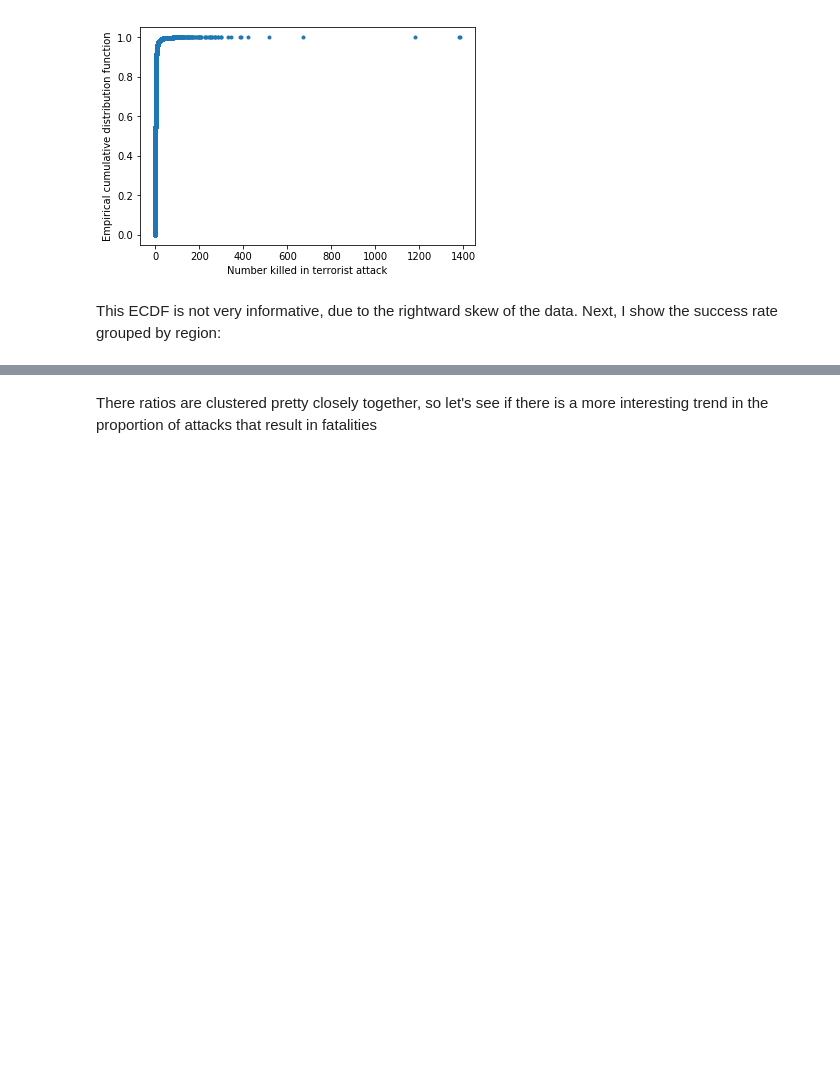
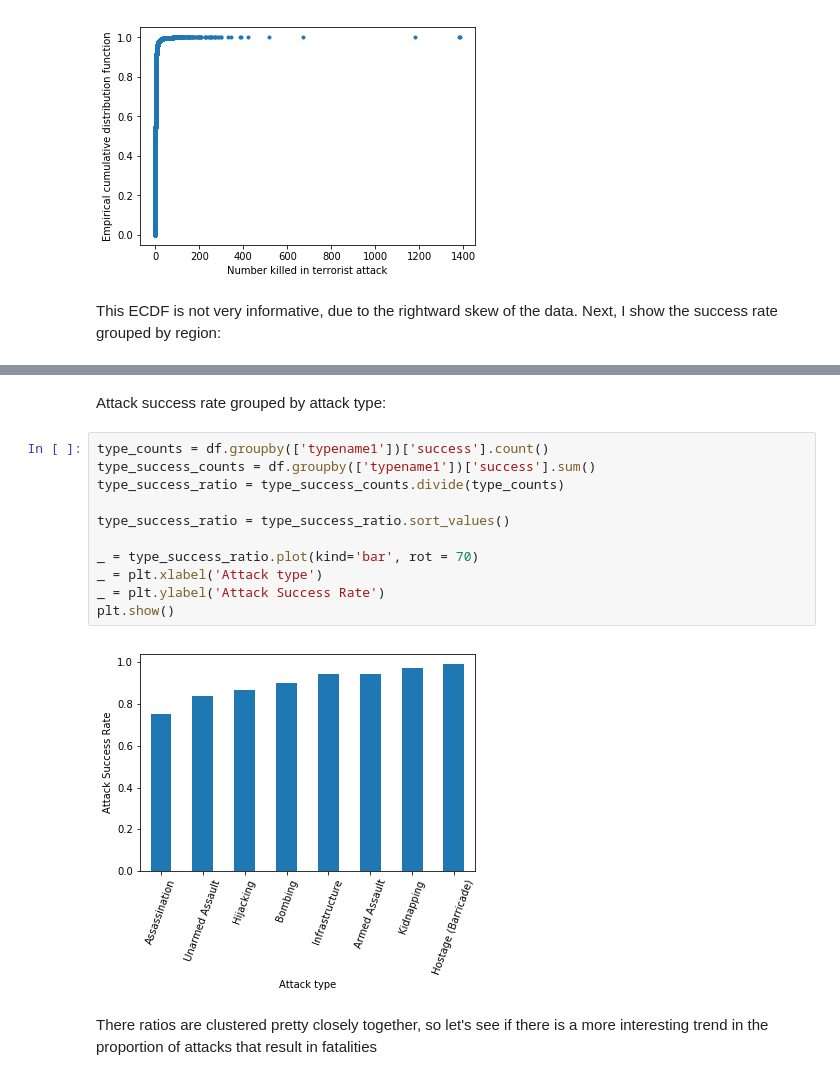
Before and after one commit to joshyou/springboard, a Jupyter notebook: Capstone_Data_Storytelling.ipynb, the cells around one changed output, grey strips where cells are left out. Drawn from its saved outputs; the diff is of its cells as text; blank space fills up the shorter version.

```diff
--- a/Capstone_Data_Storytelling.ipynb
+++ b/Capstone_Data_Storytelling.ipynb
@@ -54,3 +79,18 @@ plt.show()
+# %% [markdown]
+Attack success rate grouped by attack type:
+# %%
+type_counts = df.groupby(['typename1'])['success'].count()
+type_success_counts = df.groupby(['typename1'])['success'].sum()
+type_success_ratio = type_success_counts.divide(type_counts)
+
+type_success_ratio = type_success_ratio.sort_values()
+
+_ = type_success_ratio.plot(kind='bar', rot = 70)
+_ = plt.xlabel('Attack type')
+_ = plt.ylabel('Attack Success Rate')
+plt.show()
+# %% [output]
+[figure, added]
 # %% [markdown]
 There ratios are clustered pretty closely together, so let's see if there is a more interesting trend in the proportion of attacks that result in fatalities
 # %%
```
Also changed, not shown: parts of 11 cells of this notebook, 1 other file.
